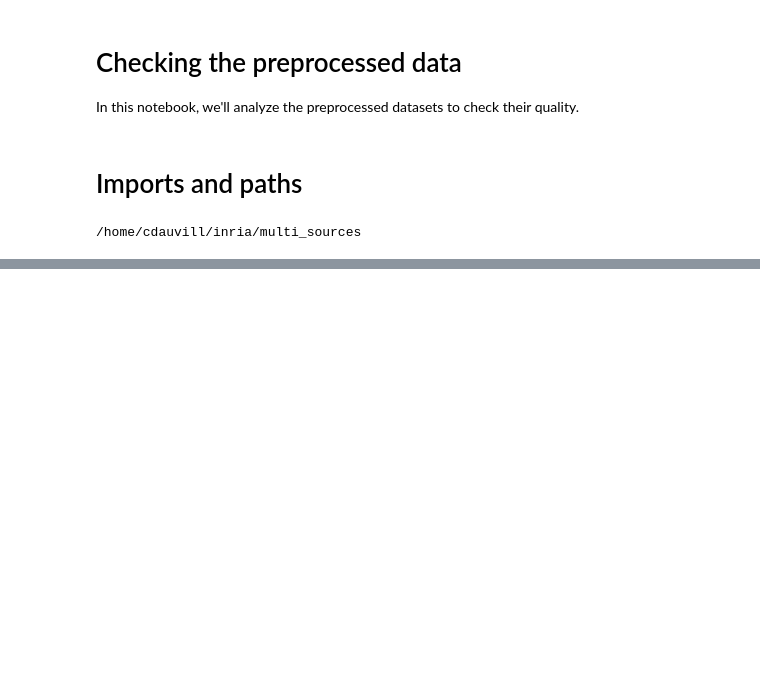
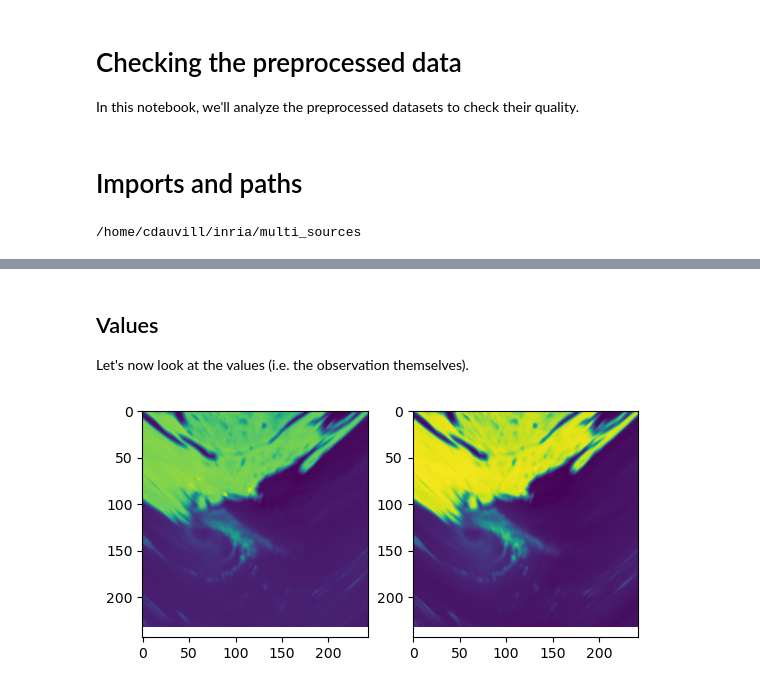
Before and after one commit to dauvillc/tc_multi_sources, a Jupyter notebook: notebooks/preprocessed.ipynb, the cells around one changed output, grey strips where cells are left out. Drawn from its saved outputs; the diff is of its cells as text; code cells hidden in the pictures; blank space fills up the shorter version.

```diff
--- a/notebooks/preprocessed.ipynb
+++ b/notebooks/preprocessed.ipynb
@@ -130,0 +100,9 @@ Since we're only looking at one basin, the longitude barely varies (not even eno
+# %% [markdown]
+## Values
+Let's now look at the values (i.e. the observation themselves).
+# %%
+fig, axes = plt.subplots(nrows=1, ncols=v.shape[0])
+for i in range(v.shape[0]):
+    axes[i].imshow(v[i])
+# %% [output]
+[figure, added]
```
Also changed, not shown: parts of 34 cells of this notebook, 5 other files.
